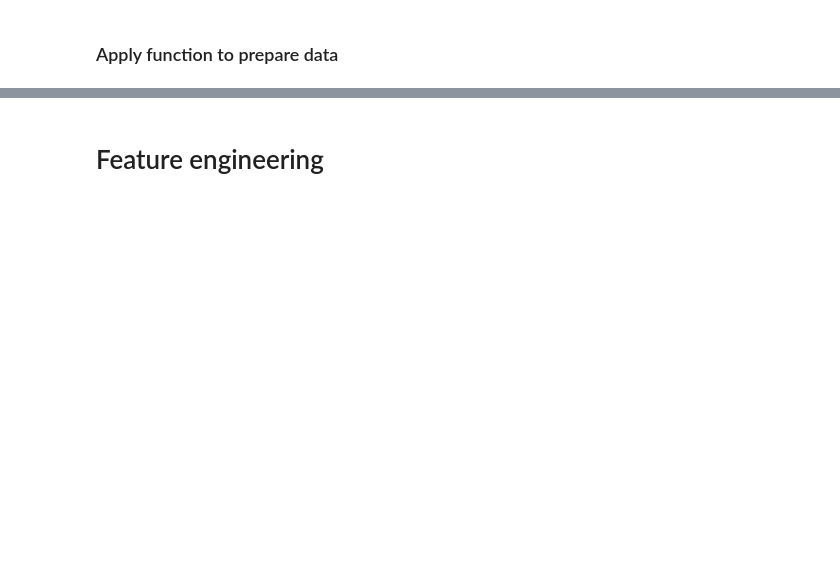
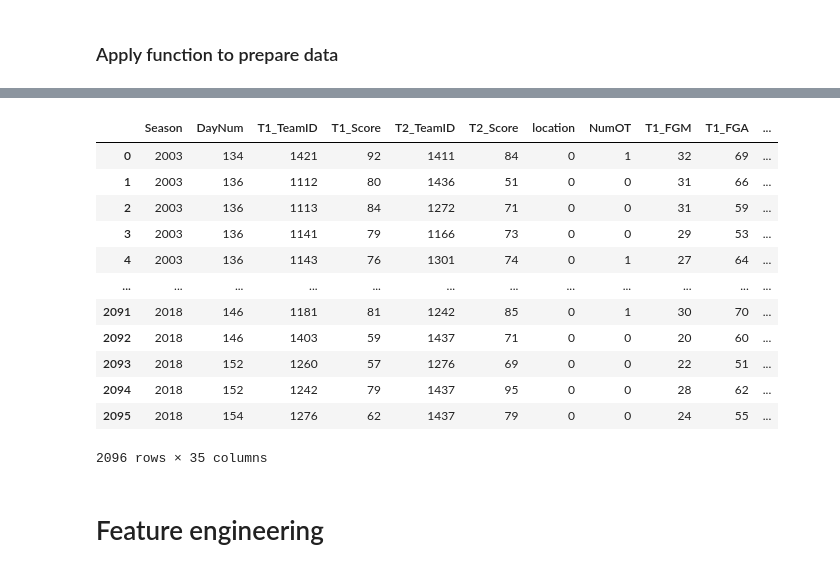
Before and after one commit to BaekKyunShin/NCAA_March_Madness_2020, a Jupyter notebook: Developed_Model_based_on_2019_solution.ipynb, the cells around one changed output, grey strips where cells are left out. Drawn from its saved outputs; the diff is of its cells as text; code cells hidden in the pictures; blank space fills up the shorter version.

```diff
--- a/Developed_Model_based_on_2019_solution.ipynb
+++ b/Developed_Model_based_on_2019_solution.ipynb
@@ -142,2 +223,16 @@ regular_data.shape
 # %%
-tourney_data.shape
+tourney_data
+# %% [output]
+|  | Season | DayNum | T1_TeamID | T1_Score | T2_TeamID | T2_Score | location | NumOT | T1_FGM | T1_FGA | ... |
+| 0 | 2003 | 134 | 1421 | 92 | 1411 | 84 | 0 | 1 | 32 | 69 | ... |
+| 1 | 2003 | 136 | 1112 | 80 | 1436 | 51 | 0 | 0 | 31 | 66 | ... |
+| 2 | 2003 | 136 | 1113 | 84 | 1272 | 71 | 0 | 0 | 31 | 59 | ... |
+| 3 | 2003 | 136 | 1141 | 79 | 1166 | 73 | 0 | 0 | 29 | 53 | ... |
+| 4 | 2003 | 136 | 1143 | 76 | 1301 | 74 | 0 | 1 | 27 | 64 | ... |
+| ... | ... | ... | ... | ... | ... | ... | ... | ... | ... | ... | ... |
+| 2091 | 2018 | 146 | 1181 | 81 | 1242 | 85 | 0 | 1 | 30 | 70 | ... |
+| 2092 | 2018 | 146 | 1403 | 59 | 1437 | 71 | 0 | 0 | 20 | 60 | ... |
+| 2093 | 2018 | 152 | 1260 | 57 | 1276 | 69 | 0 | 0 | 22 | 51 | ... |
+| 2094 | 2018 | 152 | 1242 | 79 | 1437 | 95 | 0 | 0 | 28 | 62 | ... |
+| 2095 | 2018 | 154 | 1276 | 62 | 1437 | 79 | 0 | 0 | 24 | 55 | ... |
+2096 rows × 35 columns
```
Also changed, not shown: parts of 87 cells of this notebook.
